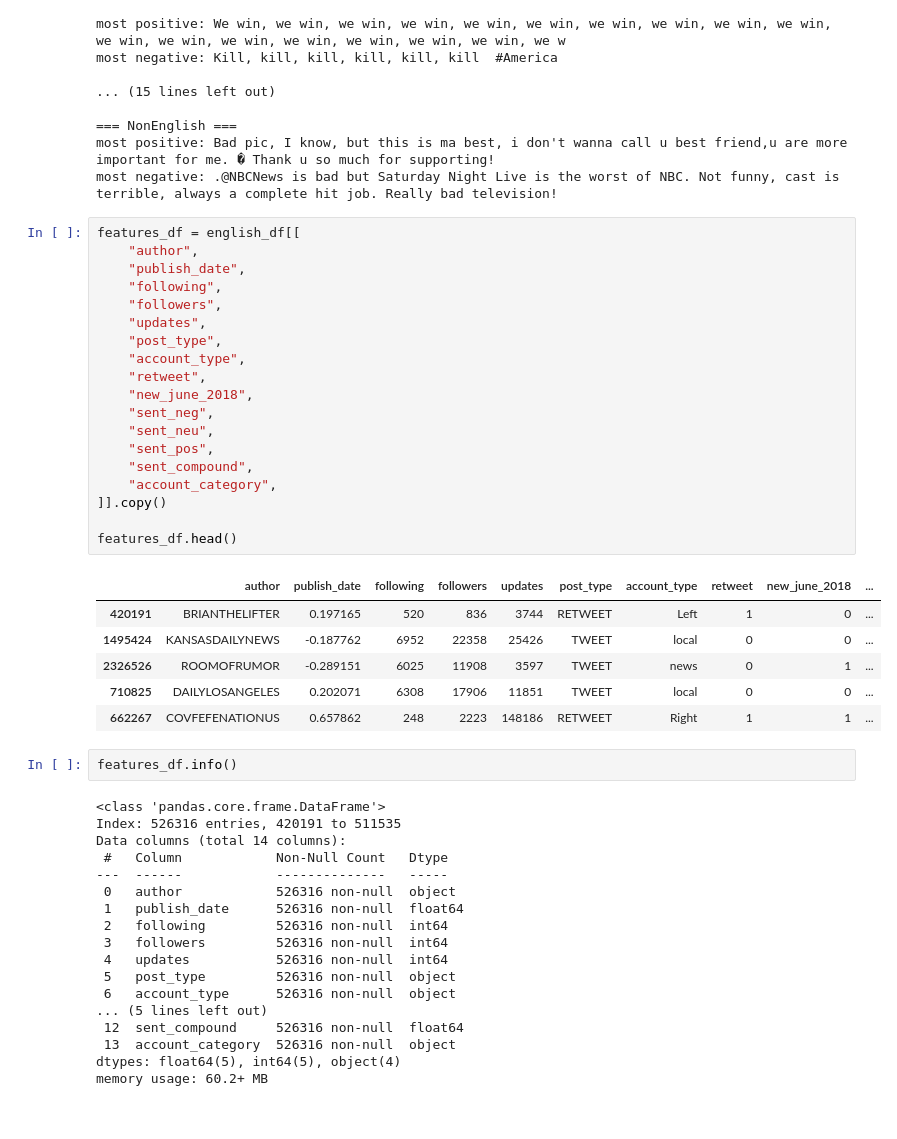
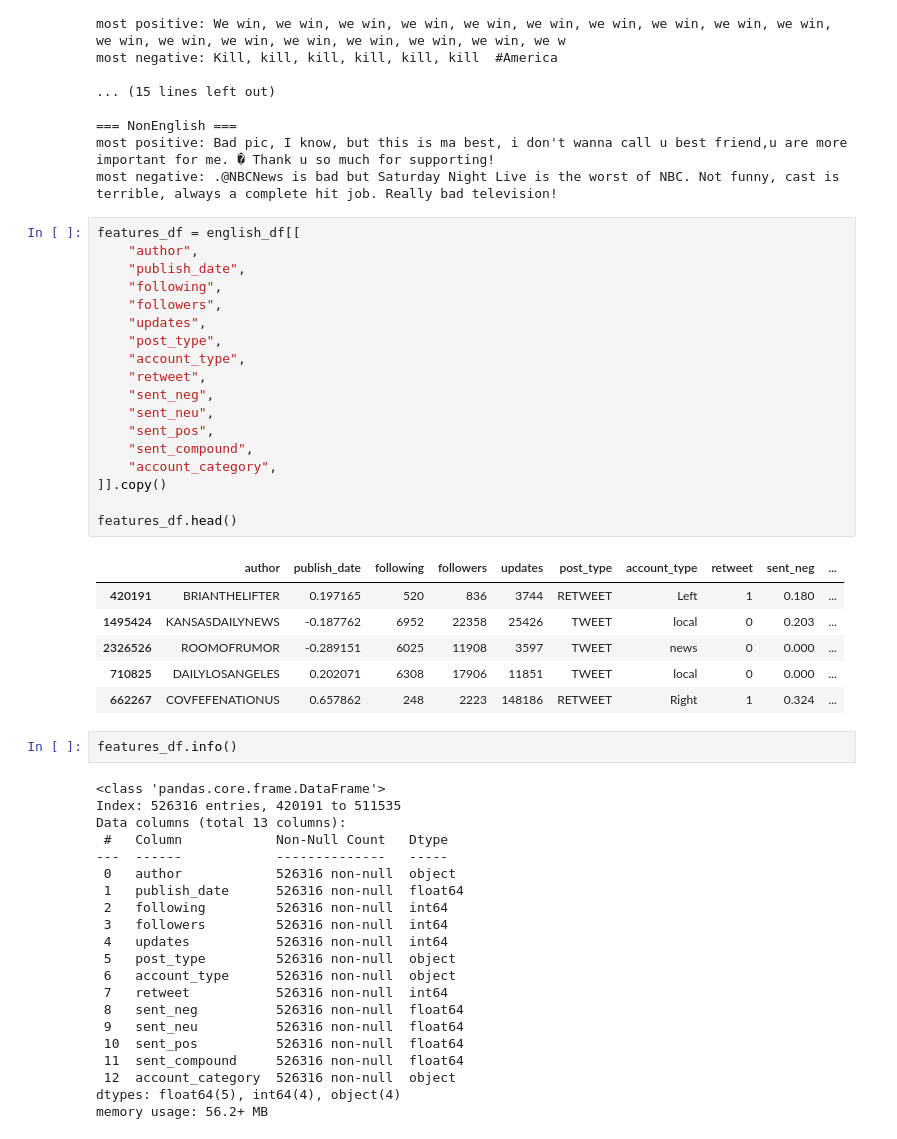
Before and after one commit to amanokundesu/ML_Final_Project, a Jupyter notebook: ml_final_project.ipynb, the cells around one changed output. Saved outputs shown, nothing was run; the diff lists cells and outputs as text.

Commit message:
removed data leak feature

```diff
--- a/ml_final_project.ipynb
+++ b/ml_final_project.ipynb
@@ -310,35 +310,34 @@ most negative: .@NBCNews is bad but Saturday Night Live is the worst of NBC. Not
 # %%
 features_df = english_df[[
     "author",
     "publish_date",
     "following",
     "followers",
     "updates",
     "post_type",
     "account_type",
     "retweet",
-    "new_june_2018",
     "sent_neg",
     "sent_neu",
     "sent_pos",
     "sent_compound",
     "account_category",
 ]].copy()
 
 features_df.head()
 # %% [output]
-|  | author | publish_date | following | followers | updates | post_type | account_type | retweet | new_june_2018 | ... |
-| 420191 | BRIANTHELIFTER | 0.197165 | 520 | 836 | 3744 | RETWEET | Left | 1 | 0 | ... |
-| 1495424 | KANSASDAILYNEWS | -0.187762 | 6952 | 22358 | 25426 | TWEET | local | 0 | 0 | ... |
-| 2326526 | ROOMOFRUMOR | -0.289151 | 6025 | 11908 | 3597 | TWEET | news | 0 | 1 | ... |
-| 710825 | DAILYLOSANGELES | 0.202071 | 6308 | 17906 | 11851 | TWEET | local | 0 | 0 | ... |
-| 662267 | COVFEFENATIONUS | 0.657862 | 248 | 2223 | 148186 | RETWEET | Right | 1 | 1 | ... |
+|  | author | publish_date | following | followers | updates | post_type | account_type | retweet | sent_neg | ... |
+| 420191 | BRIANTHELIFTER | 0.197165 | 520 | 836 | 3744 | RETWEET | Left | 1 | 0.180 | ... |
+| 1495424 | KANSASDAILYNEWS | -0.187762 | 6952 | 22358 | 25426 | TWEET | local | 0 | 0.203 | ... |
+| 2326526 | ROOMOFRUMOR | -0.289151 | 6025 | 11908 | 3597 | TWEET | news | 0 | 0.000 | ... |
+| 710825 | DAILYLOSANGELES | 0.202071 | 6308 | 17906 | 11851 | TWEET | local | 0 | 0.000 | ... |
+| 662267 | COVFEFENATIONUS | 0.657862 | 248 | 2223 | 148186 | RETWEET | Right | 1 | 0.324 | ... |
 # %%
 features_df.info()
 # %% [output]
 <class 'pandas.core.frame.DataFrame'>
 Index: 526316 entries, 420191 to 511535
-Data columns (total 14 columns):
+Data columns (total 13 columns):
  #   Column            Non-Null Count   Dtype
 ---  ------            --------------   -----
  0   author            526316 non-null  object
@@ -348,11 +347,14 @@ Data columns (total 14 columns):
  4   updates           526316 non-null  int64
  5   post_type         526316 non-null  object
  6   account_type      526316 non-null  object
-... (5 lines left out)
- 12  sent_compound     526316 non-null  float64
- 13  account_category  526316 non-null  object
-dtypes: float64(5), int64(5), object(4)
-memory usage: 60.2+ MB
+ 7   retweet           526316 non-null  int64
+ 8   sent_neg          526316 non-null  float64
+ 9   sent_neu          526316 non-null  float64
+ 10  sent_pos          526316 non-null  float64
+ 11  sent_compound     526316 non-null  float64
+ 12  account_category  526316 non-null  object
+dtypes: float64(5), int64(4), object(4)
+memory usage: 56.2+ MB
 # %%
 from sklearn.ensemble import RandomForestClassifier
 from sklearn.model_selection import train_test_split
```
Also changed, not shown: parts of 1 cell of this notebook.
